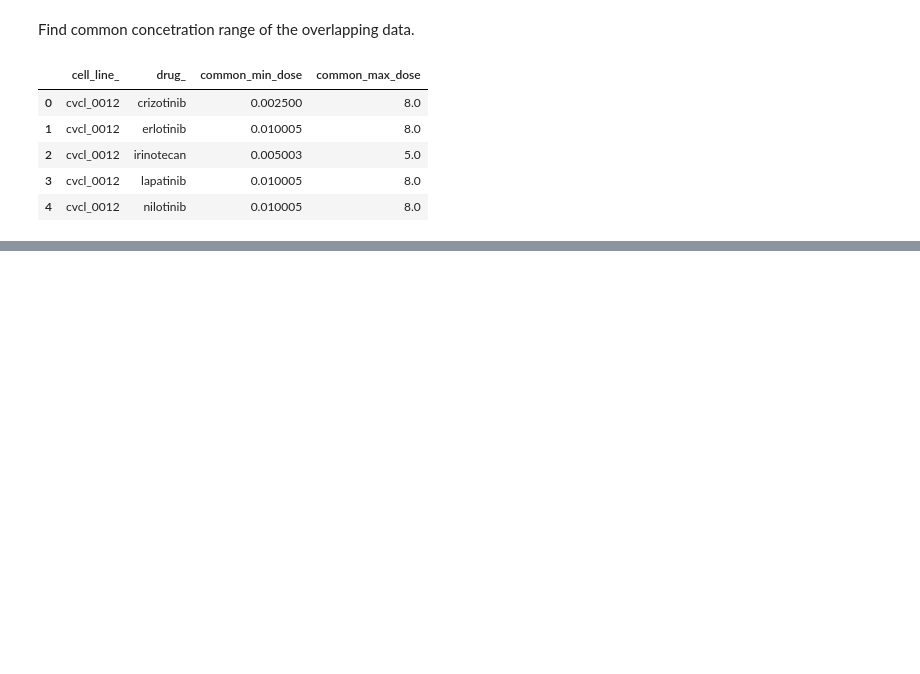
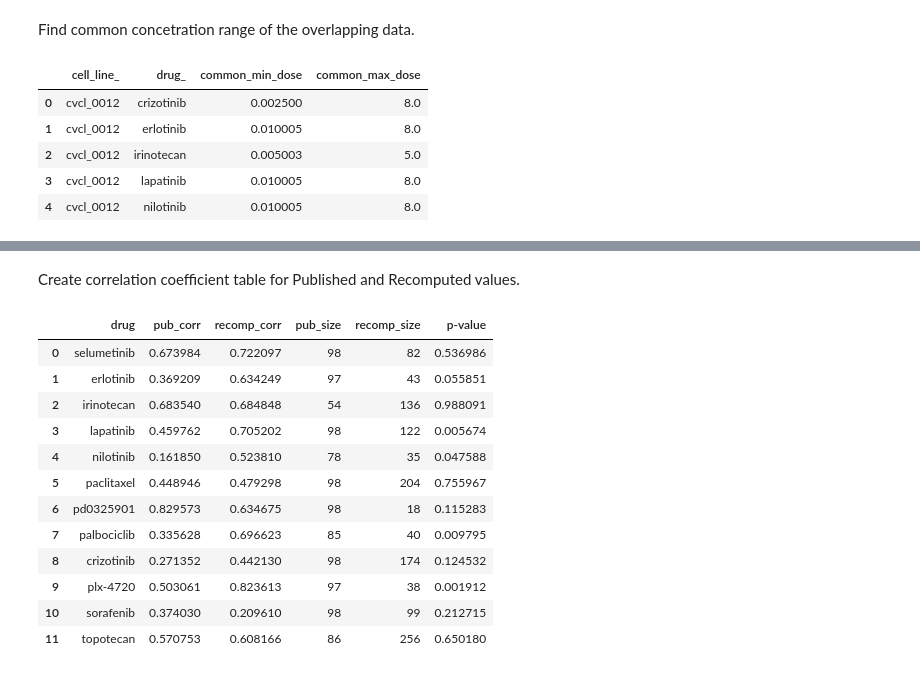
Before and after one commit to serhatbeyaz/pharmaco-analysis, a Jupyter notebook: Python scripts/data_analysis.ipynb, the cells around one changed output, grey strips where cells are left out. Drawn from its saved outputs; the diff is of its cells as text; code cells hidden in the pictures; blank space fills up the shorter version.

```diff
--- a/Python scripts/data_analysis.ipynb
+++ b/Python scripts/data_analysis.ipynb
@@ -86,0 +105,20 @@ Plotting.correlation_plot(gdsc, ccle, "paclitaxel", method= 'recomputed')
+# %% [markdown]
+Create correlation coefficient table for Published and Recomputed values.
+# %%
+
+result = Correlation.recomp_vs_pub_corr_table(ccle, gdsc, "spearman")
+result
+# %% [output]
+|  | drug | pub_corr | recomp_corr | pub_size | recomp_size | p-value |
+| 0 | selumetinib | 0.673984 | 0.722097 | 98 | 82 | 0.536986 |
+| 1 | erlotinib | 0.369209 | 0.634249 | 97 | 43 | 0.055851 |
+| 2 | irinotecan | 0.683540 | 0.684848 | 54 | 136 | 0.988091 |
+| 3 | lapatinib | 0.459762 | 0.705202 | 98 | 122 | 0.005674 |
+| 4 | nilotinib | 0.161850 | 0.523810 | 78 | 35 | 0.047588 |
+| 5 | paclitaxel | 0.448946 | 0.479298 | 98 | 204 | 0.755967 |
+| 6 | pd0325901 | 0.829573 | 0.634675 | 98 | 18 | 0.115283 |
+| 7 | palbociclib | 0.335628 | 0.696623 | 85 | 40 | 0.009795 |
+| 8 | crizotinib | 0.271352 | 0.442130 | 98 | 174 | 0.124532 |
+| 9 | plx-4720 | 0.503061 | 0.823613 | 97 | 38 | 0.001912 |
+| 10 | sorafenib | 0.374030 | 0.209610 | 98 | 99 | 0.212715 |
+| 11 | topotecan | 0.570753 | 0.608166 | 86 | 256 | 0.650180 |
```
Also changed, not shown: parts of 12 cells of this notebook, 3 other files.
